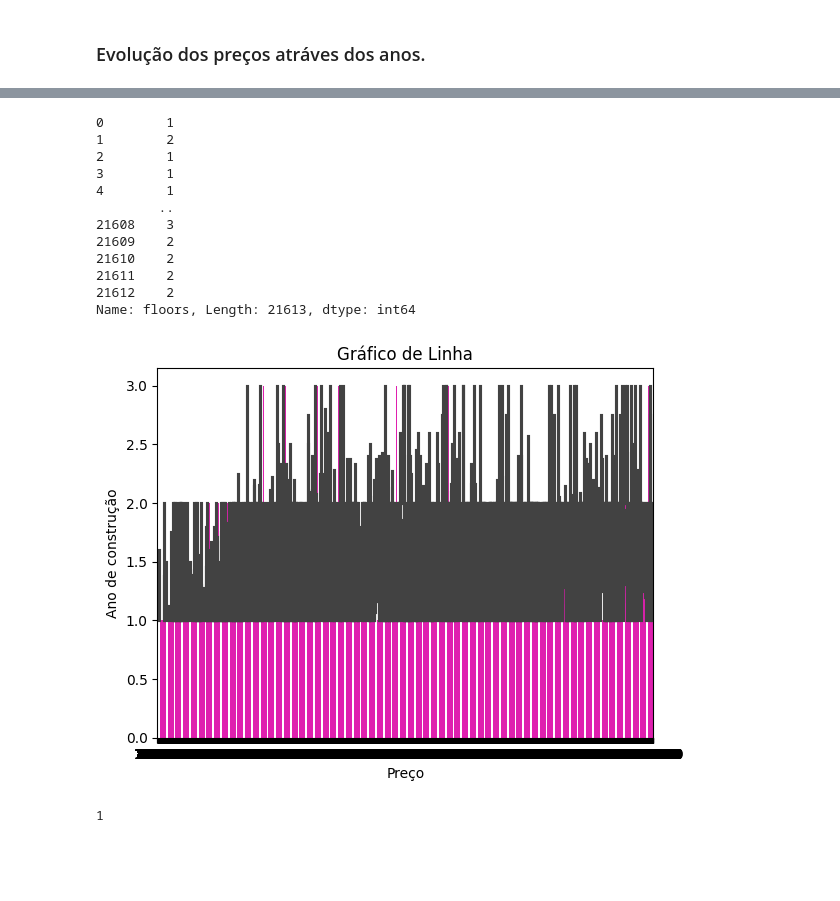
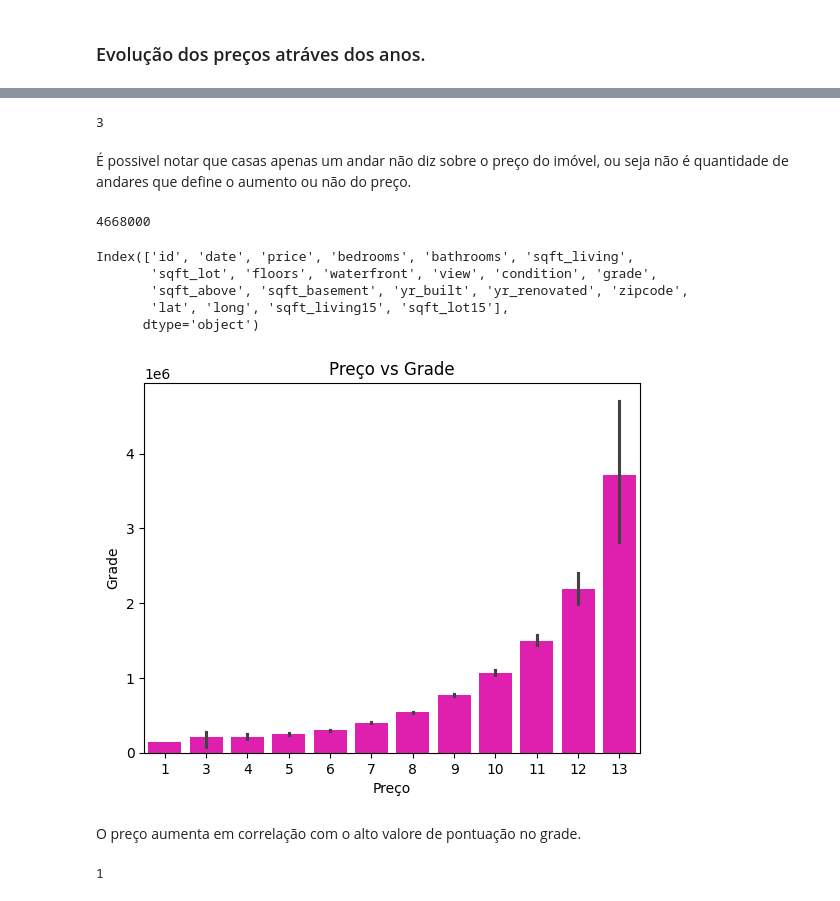
Before and after one commit to gabriela-lusofona/projeto-icd-yasmym, a Jupyter notebook: ICD_Projeto.ipynb, the cells around one changed output, grey strips where cells are left out. Drawn from its saved outputs; the diff is of its cells as text; code cells hidden in the pictures; blank space fills up the shorter version.

```diff
--- a/ICD_Projeto.ipynb
+++ b/ICD_Projeto.ipynb
@@ -407,26 +439,32 @@ plt.show()
+# %%
+df['floors'].max() #máximo 3 andares, min 1 andar
+# %% [output]
+3
+# %% [markdown]
+É possivel notar que casas apenas um andar não diz sobre o preço do imóvel, ou seja não é quantidade de andares que define o aumento ou não do preço.
+# %%
+dx = df[df['floors'] == 1 ]
+dx['price'].max()
+# %% [output]
+4668000
 # %%
-df['floors']
+df.columns
 # %% [output]
-0        1
-1        2
-2        1
-3        1
-4        1
-        ..
-21608    3
-21609    2
-21610    2
-21611    2
-21612    2
-Name: floors, Length: 21613, dtype: int64
+Index(['id', 'date', 'price', 'bedrooms', 'bathrooms', 'sqft_living',
+       'sqft_lot', 'floors', 'waterfront', 'view', 'condition', 'grade',
+       'sqft_above', 'sqft_basement', 'yr_built', 'yr_renovated', 'zipcode',
+       'lat', 'long', 'sqft_living15', 'sqft_lot15'],
+      dtype='object')
 # %%
-sns.barplot(x=df['price'], y=df['floors'],color='#ff00bf')
+sns.barplot(x=df['grade'], y=df['price'],color='#ff00bf')
 plt.xlabel('Preço')
-plt.ylabel('Ano de construção')
-plt.title('Gráfico de Linha')
+plt.ylabel('Grade')
+plt.title('Preço vs Grade')
 plt.show()
 # %% [output]
-[figure, old version]
+[figure, new version]
+# %% [markdown]
+O preço aumenta em correlação com o alto valore de pontuação no grade.
 # %%
 df['condition'].max()
 df['condition'].min() #1 to 5
```
Also changed, not shown: parts of 24 cells of this notebook.
